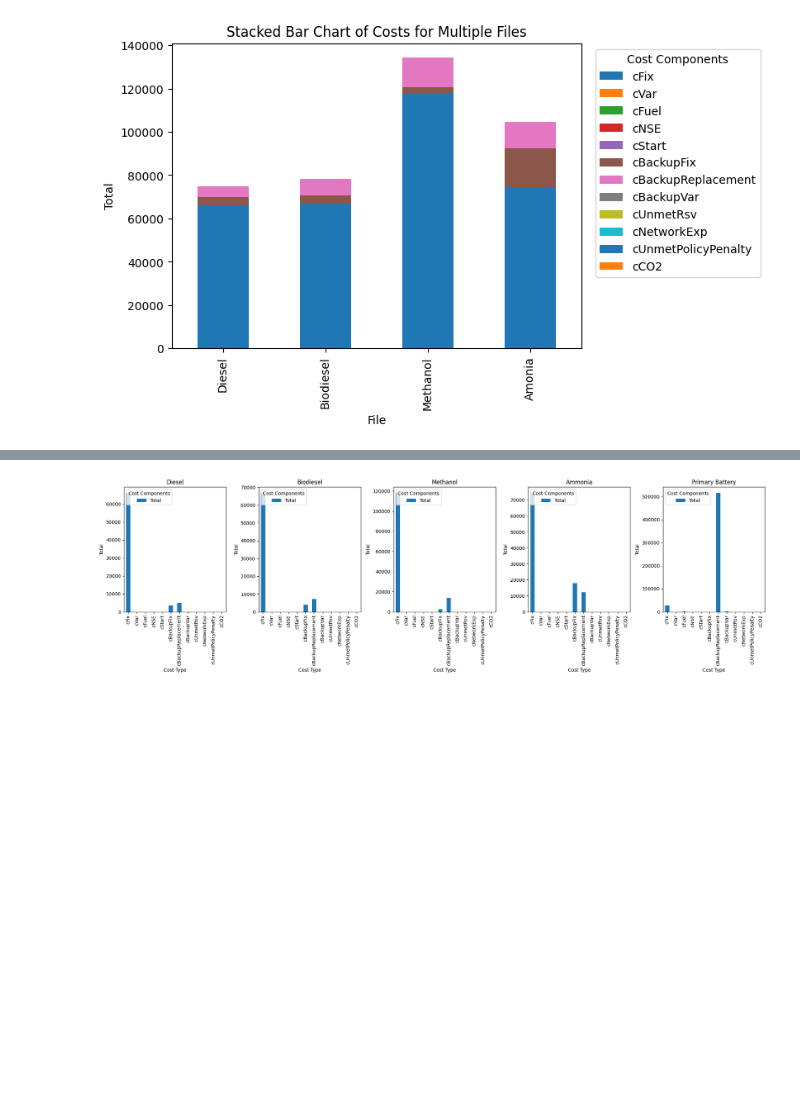
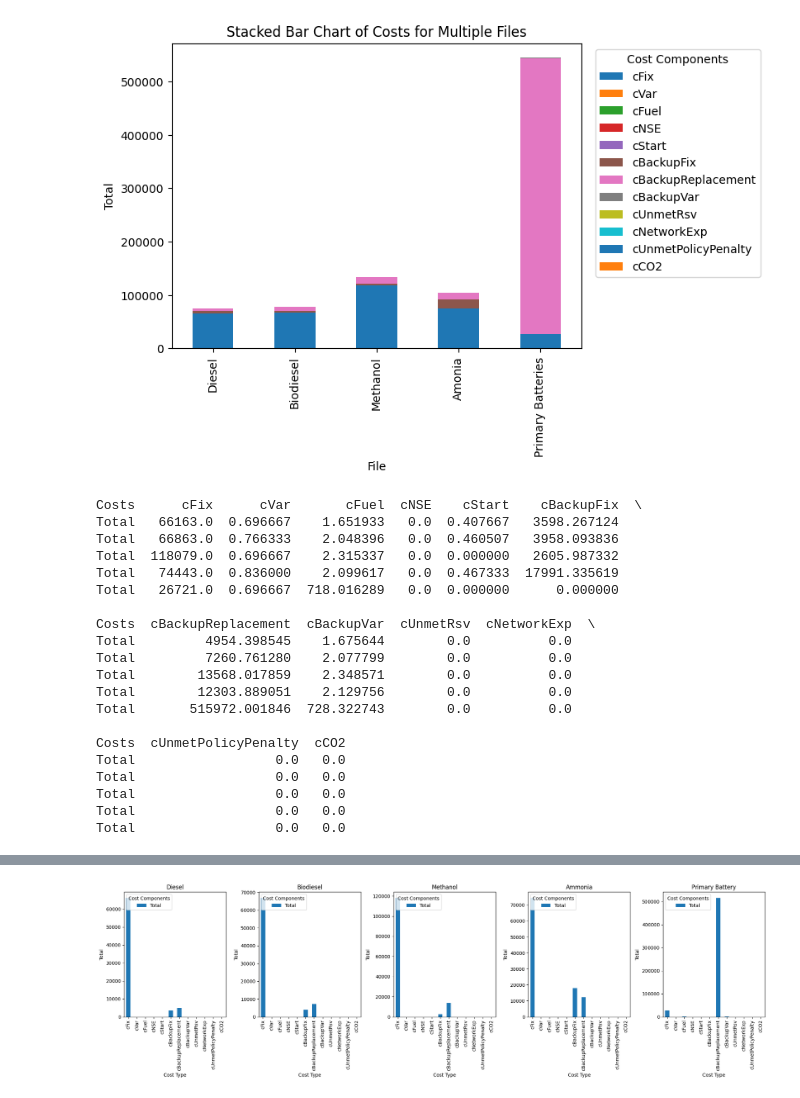
Before and after one commit to JonasSchweiger/Power_Outages_Code, a Jupyter notebook: Visualization.ipynb, the cells around one changed output, grey strips where cells are left out. Saved outputs shown, nothing was run; the diff lists cells and outputs as text; code cells hidden in the pictures; blank space fills up the shorter version.

```diff
--- a/Visualization.ipynb
+++ b/Visualization.ipynb
@@ -62,35 +62,56 @@ file_paths = [
     "C:/Users/jonas/OneDrive/Dokumente/EPFL École polytéchnique de Lausanne/Cours/MA4/MIT Master Thesis/Work/GenX_Jonas/backup_systems/01_one_zone_TDR_15min_add_storage_test_v1/results/costs.csv",
     "C:/Users/jonas/OneDrive/Dokumente/EPFL École polytéchnique de Lausanne/Cours/MA4/MIT Master Thesis/Work/GenX_Jonas/backup_systems/01_one_zone_TDR_15min_add_storage_test_v1/results_1/costs.csv",
     "C:/Users/jonas/OneDrive/Dokumente/EPFL École polytéchnique de Lausanne/Cours/MA4/MIT Master Thesis/Work/GenX_Jonas/backup_systems/01_one_zone_TDR_15min_add_storage_test_v1/results_2/costs.csv",
-    "C:/Users/jonas/OneDrive/Dokumente/EPFL École polytéchnique de Lausanne/Cours/MA4/MIT Master Thesis/Work/GenX_Jonas/backup_systems/01_one_zone_TDR_15min_add_storage_test_v1/results_3/costs.csv"
-    #"C:/Users/jonas/OneDrive/Dokumente/EPFL École polytéchnique de Lausanne/Cours/MA4/MIT Master Thesis/Work/GenX_Jonas/backup_systems/01_one_zone_TDR_15min_add_storage_test_v1/results_5/costs.csv"
+    "C:/Users/jonas/OneDrive/Dokumente/EPFL École polytéchnique de Lausanne/Cours/MA4/MIT Master Thesis/Work/GenX_Jonas/backup_systems/01_one_zone_TDR_15min_add_storage_test_v1/results_3/costs.csv",
+    "C:/Users/jonas/OneDrive/Dokumente/EPFL École polytéchnique de Lausanne/Cours/MA4/MIT Master Thesis/Work/GenX_Jonas/backup_systems/01_one_zone_TDR_15min_add_storage_test_v1/results_5/costs.csv"
 ]
 
 # Read and preprocess all CSV files
 df_costs_list = []
 for file_path in file_paths:
     df = pd.read_csv(file_path)
     df = df.iloc[1:].loc[:, ['Costs', 'Total']]
     df.set_index('Costs', inplace=True)
     df_costs_list.append(df)
 
 # Combine DataFrames and transpose for plotting
 combined_df = pd.concat(df_costs_list, axis=1)
 combined_df_transposed = combined_df.T
 
 # Plot the stacked bar chart
 ax = combined_df_transposed.plot(kind='bar', stacked=True)
 
 # Customize the chart
 plt.title('Stacked Bar Chart of Costs for Multiple Files')
 plt.xlabel('File')
 plt.ylabel('Total')
-plt.xticks(range(len(file_paths)), ['Diesel', 'Biodiesel', 'Methanol', 'Amonia'])  # Set x-axis labels
+plt.xticks(range(len(file_paths)), ['Diesel', 'Biodiesel', 'Methanol', 'Amonia', 'Primary Batteries'])  # Set x-axis labels
 
 # Adjust legend position to avoid overlap
 plt.legend(title='Cost Components', bbox_to_anchor=(1.02, 1), loc='upper left')
 
 # Display the chart
 plt.show()
+print(combined_df_transposed)
 # %% [output]
-[figure, old version]
+[figure, new version]
+Costs      cFix      cVar       cFuel  cNSE    cStart    cBackupFix  \
+Total   66163.0  0.696667    1.651933   0.0  0.407667   3598.267124
+Total   66863.0  0.766333    2.048396   0.0  0.460507   3958.093836
+Total  118079.0  0.696667    2.315337   0.0  0.000000   2605.987332
+Total   74443.0  0.836000    2.099617   0.0  0.467333  17991.335619
+Total   26721.0  0.696667  718.016289   0.0  0.000000      0.000000
+
+Costs  cBackupReplacement  cBackupVar  cUnmetRsv  cNetworkExp  \
+Total         4954.398545    1.675644        0.0          0.0
+Total         7260.761280    2.077799        0.0          0.0
+Total        13568.017859    2.348571        0.0          0.0
+Total        12303.889051    2.129756        0.0          0.0
+Total       515972.001846  728.322743        0.0          0.0
+
+Costs  cUnmetPolicyPenalty  cCO2
+Total                  0.0   0.0
+Total                  0.0   0.0
+Total                  0.0   0.0
+Total                  0.0   0.0
+Total                  0.0   0.0
```
Also changed, not shown: parts of 9 cells of this notebook.
